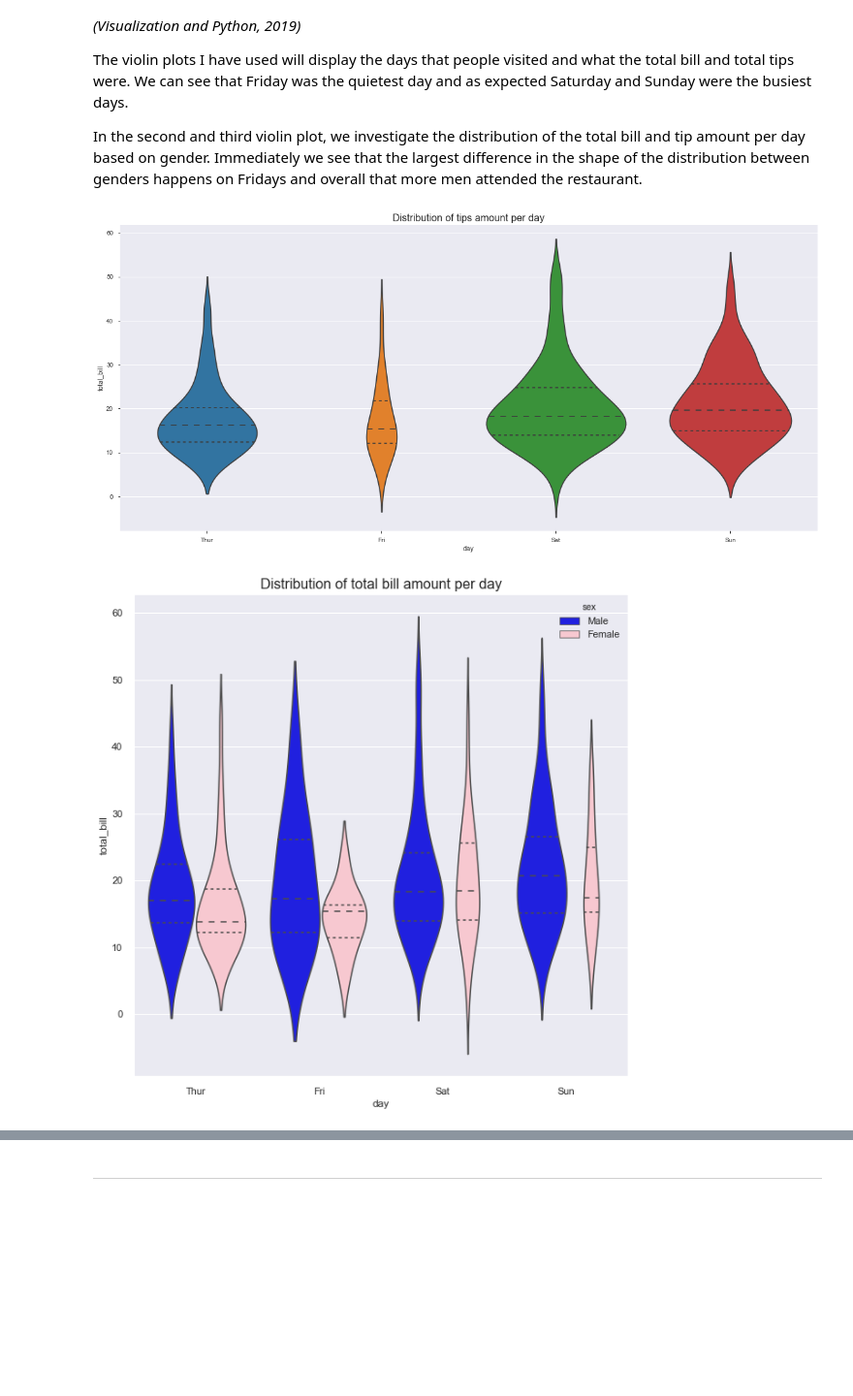
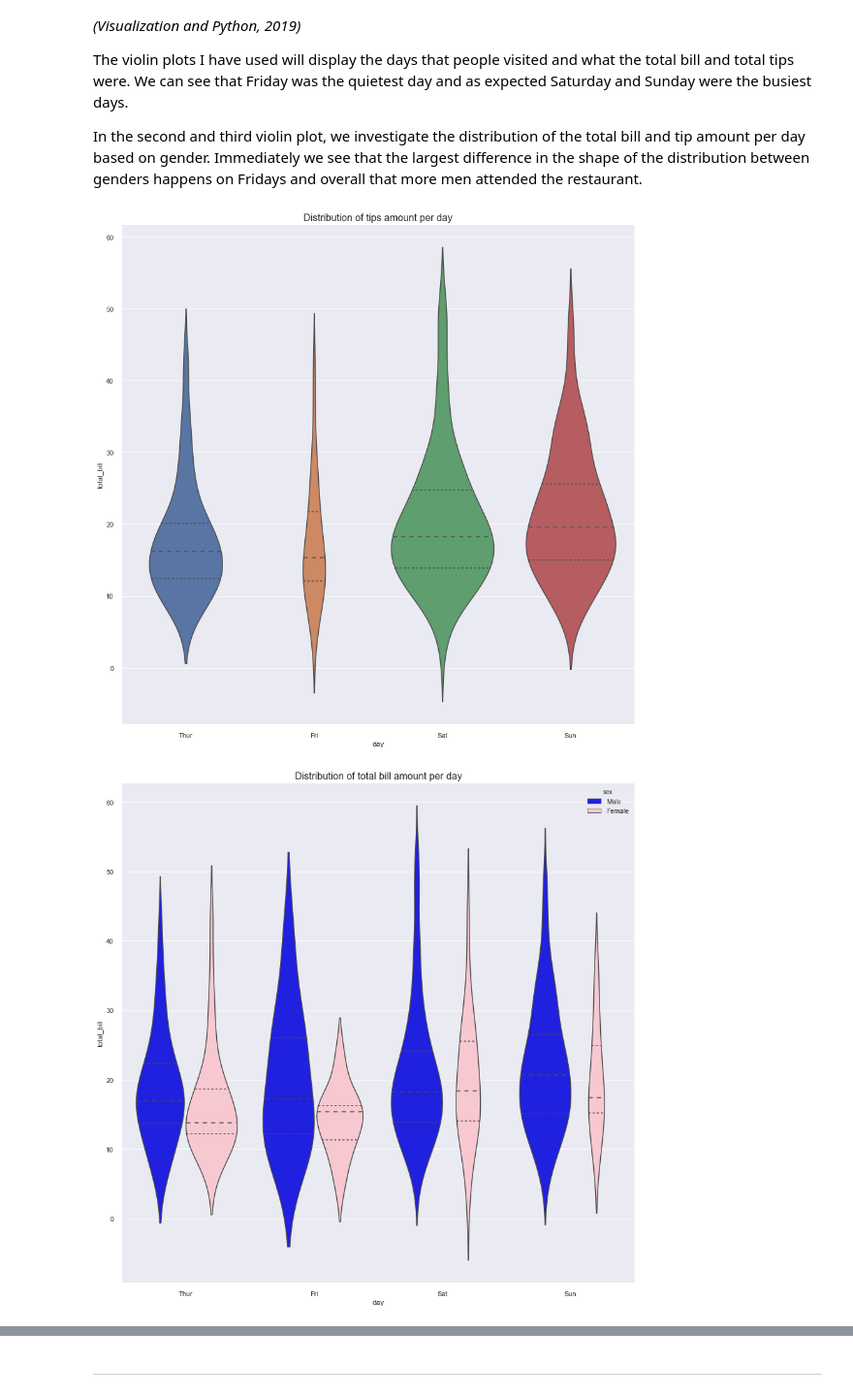
Before and after one commit to richardfeeney7/Fundamentals-Project, a Jupyter notebook: Fundamentals-Project 2019.ipynb, the cells around one changed output, grey strips where cells are left out. Shown at 97% size. Cells and saved outputs as stored; diff of their text form; code cells hidden in the pictures; blank space fills up the shorter version.

```diff
--- a/Fundamentals-Project 2019.ipynb
+++ b/Fundamentals-Project 2019.ipynb
@@ -445,34 +463,35 @@ In the second and third violin plot, we investigate the distribution of the tota
 # %%
 
 colours = ["blue", "pink"] # Define Plot Colours. Blue for men, pink for girls
+
+sns.set(rc={'figure.figsize':(15,15)}) # Set display size
 
 # Lets see the tips depending on sex
 # Add kind. height and aspect to position accross the page
 ax = sns.violinplot(x="day", y="total_bill", kind="violin", data=tips, inner="quartile", scale="count")
 # Add title to the plot and set size
 ax.set_title('Distribution of tips amount per day', fontsize=16);
 plt.show()
 
 print("\n\n")
 
 
 # Lets see the tips depending on sex
-sns.set(rc={'figure.figsize':(10,10)}) # Set display size
 ax = sns.violinplot(x="day", y="total_bill", hue="sex", data=tips, inner="quartile", scale="count", palette=colours)
 # Add title to the plot and set size
 ax.set_title('Distribution of total bill amount per day', fontsize=16);
 plt.show()
 
 
 print("\n\n")
 
 
 # Lets see the tips depending on sex
 # Add kind. height and aspect to position accross the page
 ax = sns.violinplot(x="day", y="tip", hue="sex",kind="violin", data=tips, inner="quartile", scale="count", palette=colours)
 # Add title to the plot and set size
 ax.set_title('Distribution of tips amount per day', fontsize=16);
 plt.show()
 # %% [output]
-[figure, old version]
+[figure, new version]
-[figure, old version]
+[figure, new version]
```
Also changed, not shown: parts of 34 cells of this notebook.
